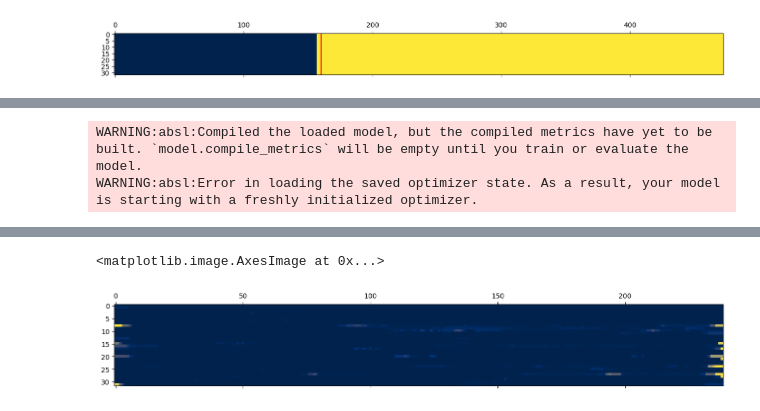
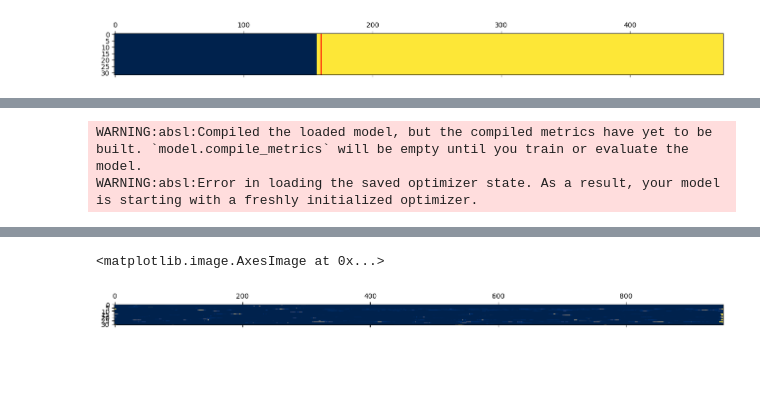
Before and after one commit to wojemann/DynaSD, a Jupyter notebook: examples/test_sim.ipynb, the cells around one changed output, grey strips where cells are left out. Saved outputs shown, nothing was run; the diff lists cells and outputs as text; code cells hidden in the pictures; blank space fills up the shorter version.

```diff
--- a/examples/test_sim.ipynb
+++ b/examples/test_sim.ipynb
@@ -312,6 +312,6 @@ plt.axvline(x=imp_onset_idx,color='r')
 [figure]
 # %%
-wvnt = WVNT()
+wvnt = WVNT(w_size=1,w_stride=0.125)
 wvnt.fit(data.iloc[:fs*10,:])
 wave = wvnt(data)
 plt.matshow(sc.ndimage.median_filter(wave,size=20,mode='nearest',axes=0).T)
@@ -323,2 +323,2 @@ Successfully loaded WaveNet model from ../checkpoints/WaveNet/v111.hdf5
 <matplotlib.image.AxesImage at 0x...>
-[figure, old version]
+[figure, new version]
```
Also changed, not shown: parts of 2 cells of this notebook, 1 other file.
